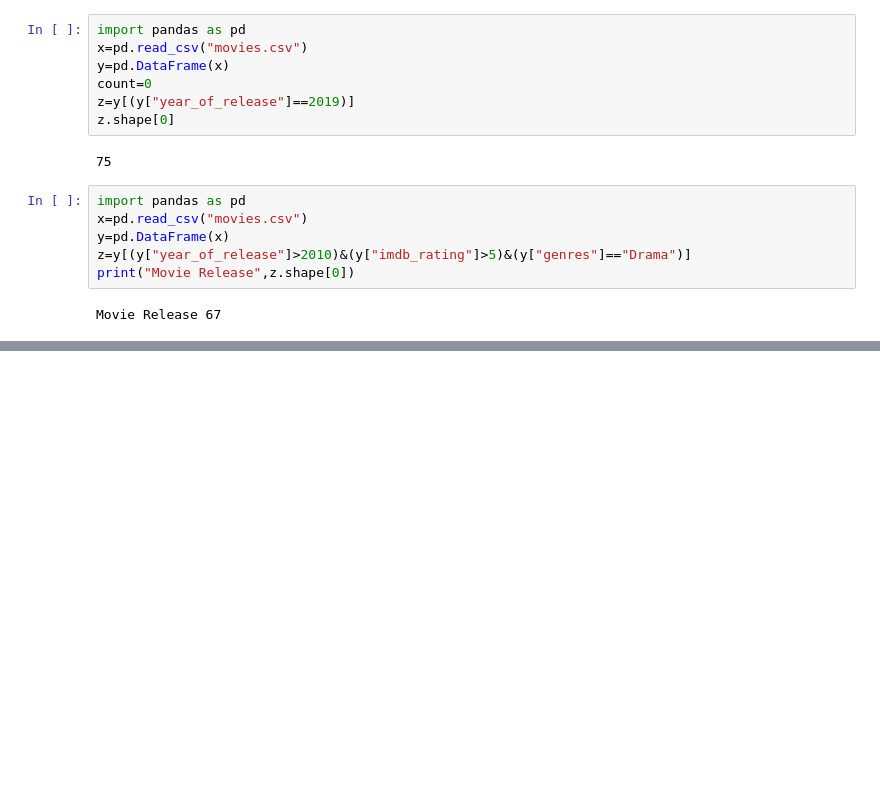
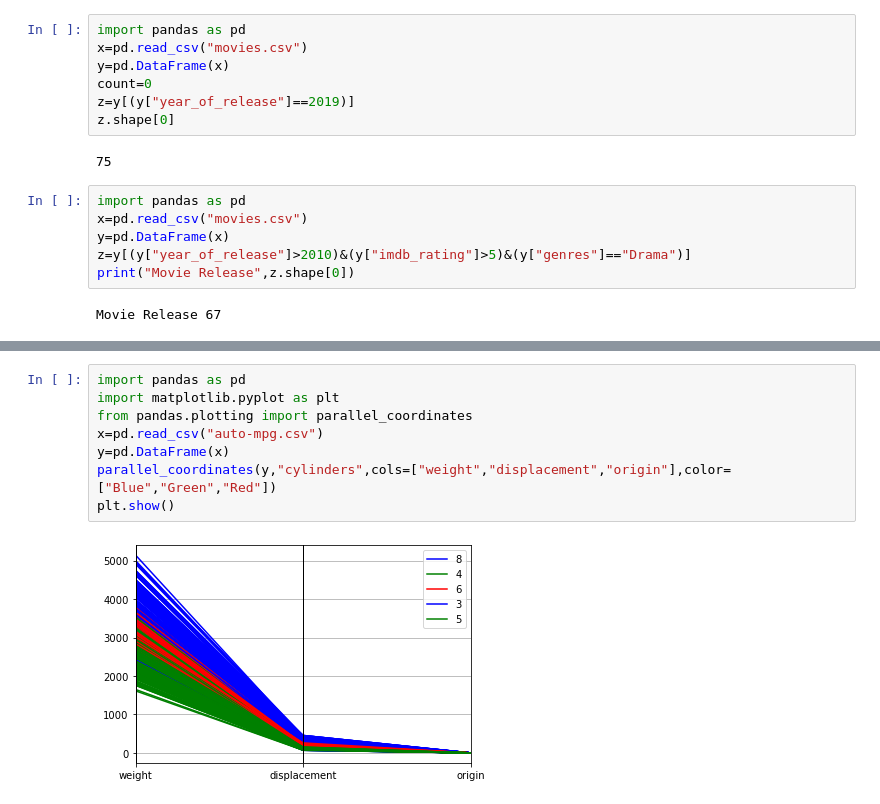
Before and after one commit to YashviD15/SEM-4-Python-2, a Jupyter notebook: T1-Pandas.ipynb, the cells around one changed output, grey strips where cells are left out. Cells and saved outputs as stored; diff of their text form; blank space fills up the shorter version.

```diff
--- a/T1-Pandas.ipynb
+++ b/T1-Pandas.ipynb
@@ -531,0 +596,10 @@ KeyError: 'wins_nomination'
+# %%
+import pandas as pd
+import matplotlib.pyplot as plt
+from pandas.plotting import parallel_coordinates
+x=pd.read_csv("auto-mpg.csv")
+y=pd.DataFrame(x)
+parallel_coordinates(y,"cylinders",cols=["weight","displacement","origin"],color=["Blue","Green","Red"])
+plt.show()
+# %% [output]
+[figure, added]
```
Also changed, not shown: parts of 20 cells of this notebook, 1 other file.
